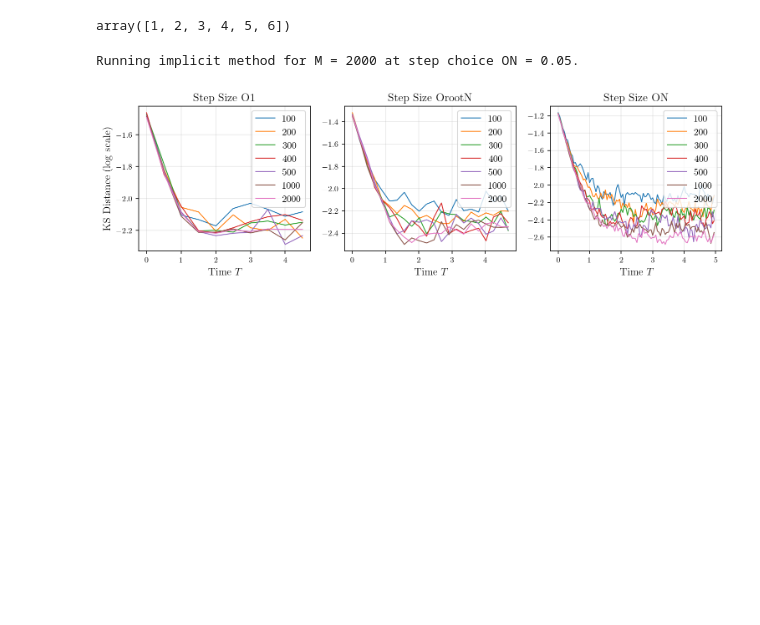
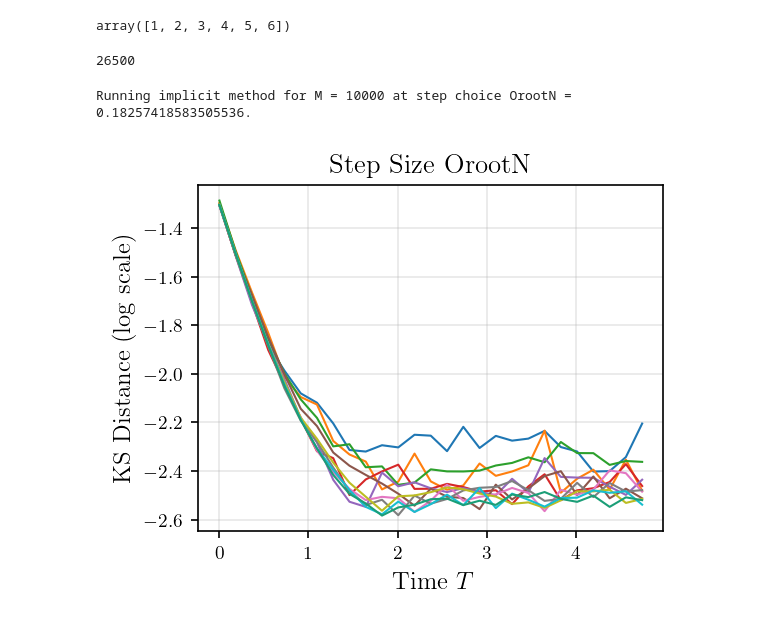
Before and after one commit to fredwdickinson/dissertation, a Jupyter notebook: code/main.ipynb, the cells around one changed output. Cells and saved outputs as stored; diff of their text form; code cells hidden in the pictures; blank space fills up the shorter version.

```diff
--- a/code/main.ipynb
+++ b/code/main.ipynb
@@ -254,15 +258,16 @@ step_sizes
 # %%
-T = 5.0; N = 20; M = 250;
-k_range = np.array(range(3, 9))
+T = 5.0; M = 50;
+N_ranges = [20, 50]
+k_range = np.array(range(3, 14))
 methods = ["euler", "tamed", "implicit"]
 bias_results = {}
 
-for k, method in itertools.product(k_range, methods):
+for k, N, method in itertools.product(k_range, N_ranges, methods):
     clear_output(wait = True)
-    print(rf"Running {method} method for step $2^({-1*k})$.")
+    print(rf"Running {method} method for N = {N}, step $2^({-1*k})$.")
     dt = 2.0**(-1*k)
     particles, times, distances = sampler.stochastic_sampler(N = N, T = T, dt = dt, num_trials = M, potential = "quartic",
                            method = method, track_distance = True)
 
-    bias_results[(k, method)] = {"times": times, "distances": distances, "particles": particles}
+    bias_results[(N, k, method)] = {"times": times, "distances": distances, "particles": particles}
 # %% [output]
@@ -270,14 +275,14 @@ Running implicit method for step $2^(-8)$.
 # %%
 npz_payload = {}
-for (k, method), data in bias_results.items():
+for (N, k, method), data in bias_results.items():
     prefix = f"k{k}-{method}"
     npz_payload[f"{prefix}_times"] = data["times"]
     npz_payload[f"{prefix}_distances"] = data["distances"]
     npz_payload[f"{prefix}_particles"] = data["particles"]
-    npz_payload["N"] = [20]
-    npz_payload["M"] = [250]
+    npz_payload["N"] = N
+    npz_payload["M"] = [50]
     npz_payload["T"] = [5.0]
 
-np.savez_compressed("data/bias-investigation.npz", **npz_payload)
+np.savez_compressed("data/bias-investigation-2.npz", **npz_payload)
 # %%
 # PLOTTER for bias investigation.
@@ -310,11 +335,15 @@ Implicit Monte Carlo investigation: fix $\Delta t = \mathcal{O}(1)$ and $\Delta
 np.concatenate(([1, 2, 3], [4, 5, 6]))
 # %% [output]
 array([1, 2, 3, 4, 5, 6])
+# %%
+np.sum(np.array([100, 200, 300, 400, 500, 1000, 2000, 3000, 4000, 5000, 10000]))
+# %% [output]
+26500
 # %%
-T = 5.0; N = 20;
-M_range = np.concatenate(([100, 200, 500], [1000*k for k in range(1, 5 + 1)]))
-M_range = [100, 200, 300, 400, 500, 1000, 2000]
-dt_choices = ["O1", "OrootN", "ON"]
+T = 5.0; N = 30;
+# M_range = np.concatenate(([100, 200, 500], [1000*k for k in range(1, 5 + 1)]))
+M_range = [100, 200, 300, 400, 500, 1000, 2000, 3000, 4000, 5000, 10000]
+dt_choices = ["OrootN"]
 methods = ["implicit"]
 mc_error_results = {}
 
@@ -336,30 +365,27 @@ for M, dt_choice, method in itertools.product(M_range, dt_choices, methods):
                            method = method, track_distance = True)
     mc_error_results[(M, dt_choice, method)] = {"times": times, "distances": distances, "particles": particles}
 # %% [output]
-Running implicit method for M = 2000 at step choice ON = 0.05.
+Running implicit method for M = 10000 at step choice OrootN = 0.18257418583505536.
 # %%
 # PLOTTER for MC investigation.
-M_colours = ['tab:blue', 'tab:orange', 'tab:green', 'tab:red', 'tab:purple', 'tab:brown',
-    'tab:pink', 'tab:gray', 'tab:olive', 'tab:cyan']
+M_colours = dt_colours
 
-fig, axes = plt.subplots(1, 3, figsize = (12, 3))
-ax1, ax2, ax3 = axes
+fig, axes = plt.subplots(figsize = (4, 3))
+axes = [axes]
 fixed_method = "implicit"
 
 for ax, dt_choice in zip(axes, dt_choices):
     for j, M in enumerate(M_range):
         key = (M, dt_choice, method)
         data = mc_error_results[key]
         ax.plot(data["times"], np.log10(data["distances"]), label = M, color = M_colours[j], lw = 1)
 
-    # ax.legend(loc = "best")
     ax.set_xlabel(r"Time $T$")
     ax.set_title(f"Step Size {dt_choice}")
     ax.grid(True, alpha = 0.3)
-    ax.legend(loc = "upper right")
 
-ax1.set_ylabel("KS Distance (log scale)")
+axes[0].set_ylabel("KS Distance (log scale)")
 
 plt.show()
 # %% [output]
-[figure, old version]
+[figure, new version]
```
Also changed, not shown: parts of 9 cells of this notebook.
